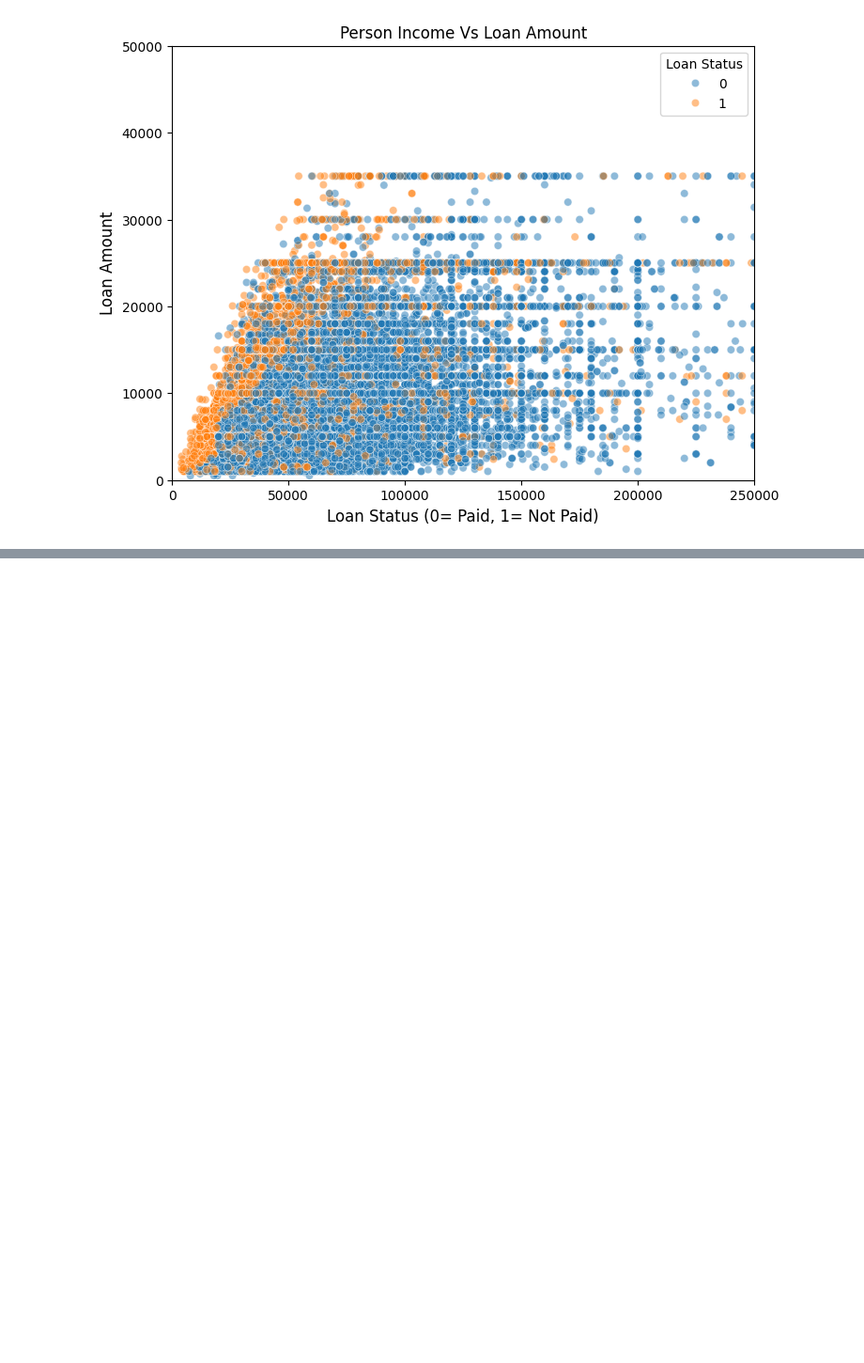
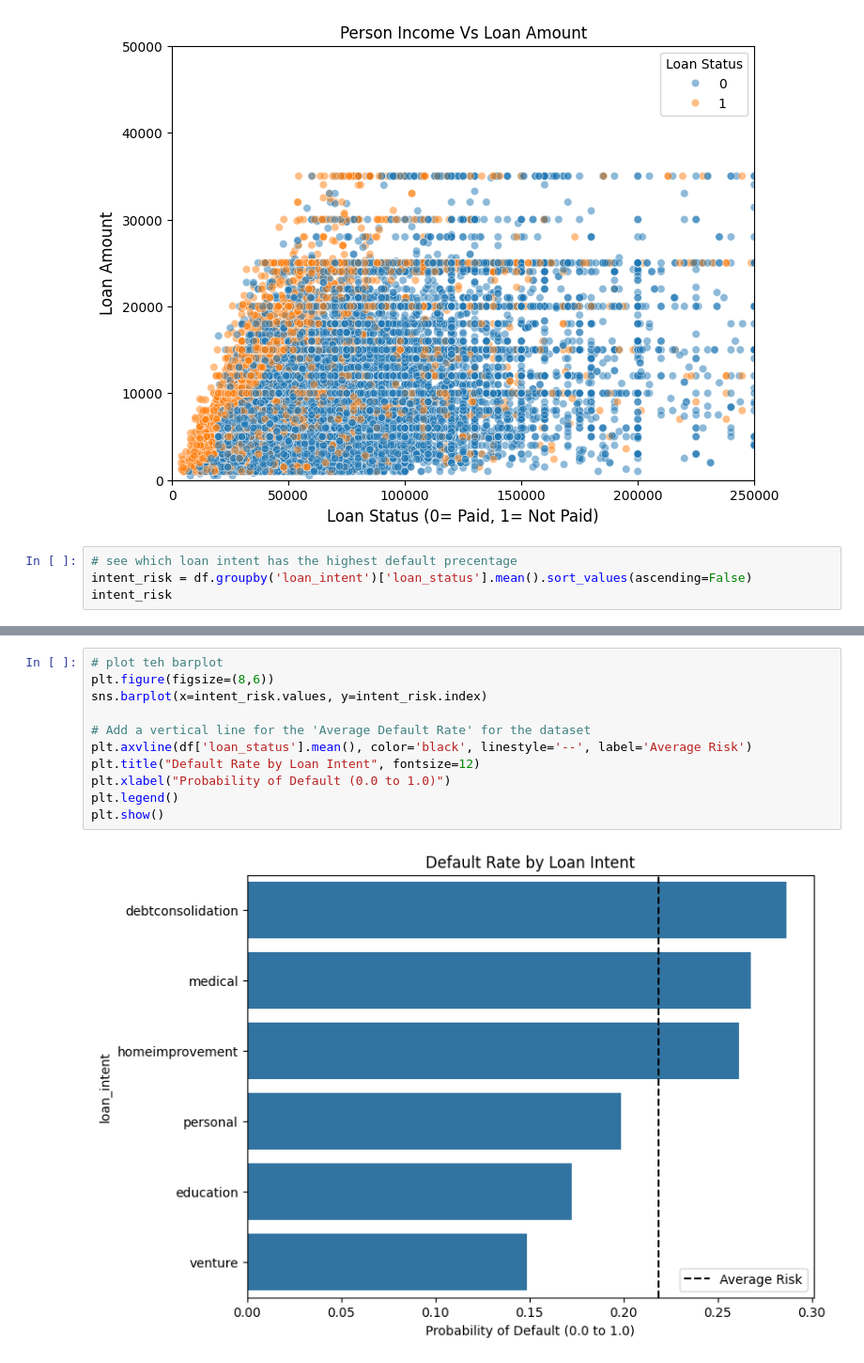
Before and after one commit to shlokzz/Credit-Risk-Prediction-Project, a Jupyter notebook: notebooks/data_cleaning.ipynb, the cells around one changed output, grey strips where cells are left out. Shown at 94% size. Saved outputs shown, nothing was run; the diff lists cells and outputs as text; blank space fills up the shorter version.

Commit message:
analyze loan intent and default rate and visualize the results

```diff
--- a/notebooks/data_cleaning.ipynb
+++ b/notebooks/data_cleaning.ipynb
@@ -337,3 +337,7 @@ plt.ylim(0,50000)
 plt.show()
 # %% [output]
 [figure]
+# %%
+# see which loan intent has the highest default precentage
+intent_risk = df.groupby('loan_intent')['loan_status'].mean().sort_values(ascending=False)
+intent_risk
@@ -339,0 +367,13 @@ plt.show()
+# %%
+# plot teh barplot
+plt.figure(figsize=(8,6))
+sns.barplot(x=intent_risk.values, y=intent_risk.index)
+
+# Add a vertical line for the 'Average Default Rate' for the dataset
+plt.axvline(df['loan_status'].mean(), color='black', linestyle='--', label='Average Risk')
+plt.title("Default Rate by Loan Intent", fontsize=12)
+plt.xlabel("Probability of Default (0.0 to 1.0)")
+plt.legend()
+plt.show()
+# %% [output]
+[figure, added]
```
Also changed, not shown: parts of 4 cells of this notebook.
